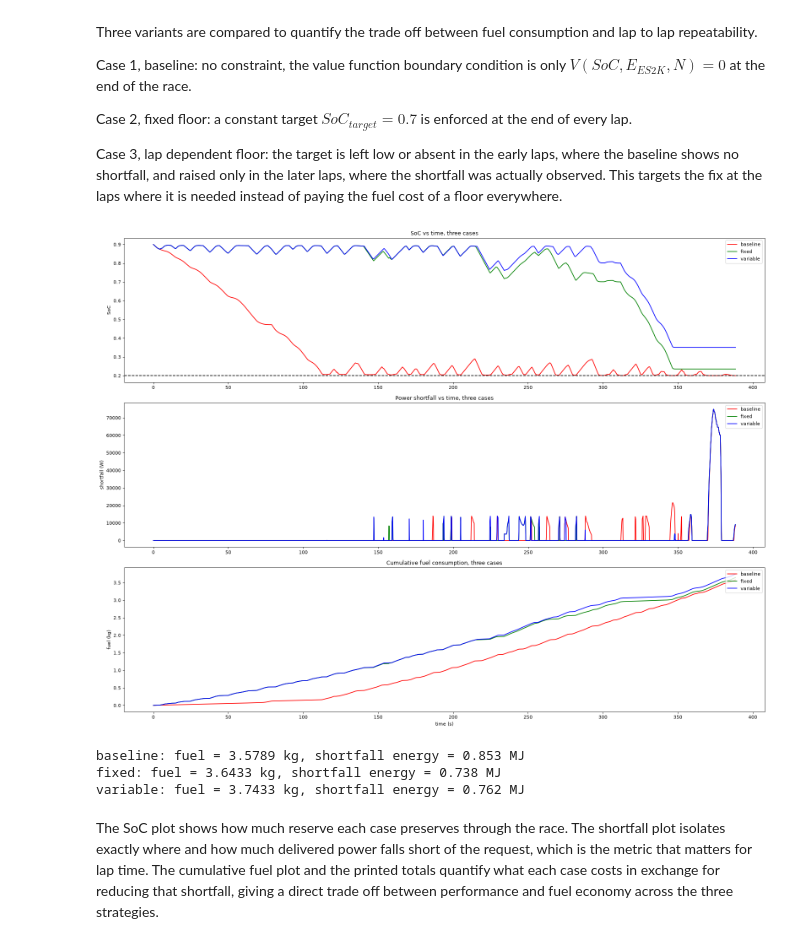
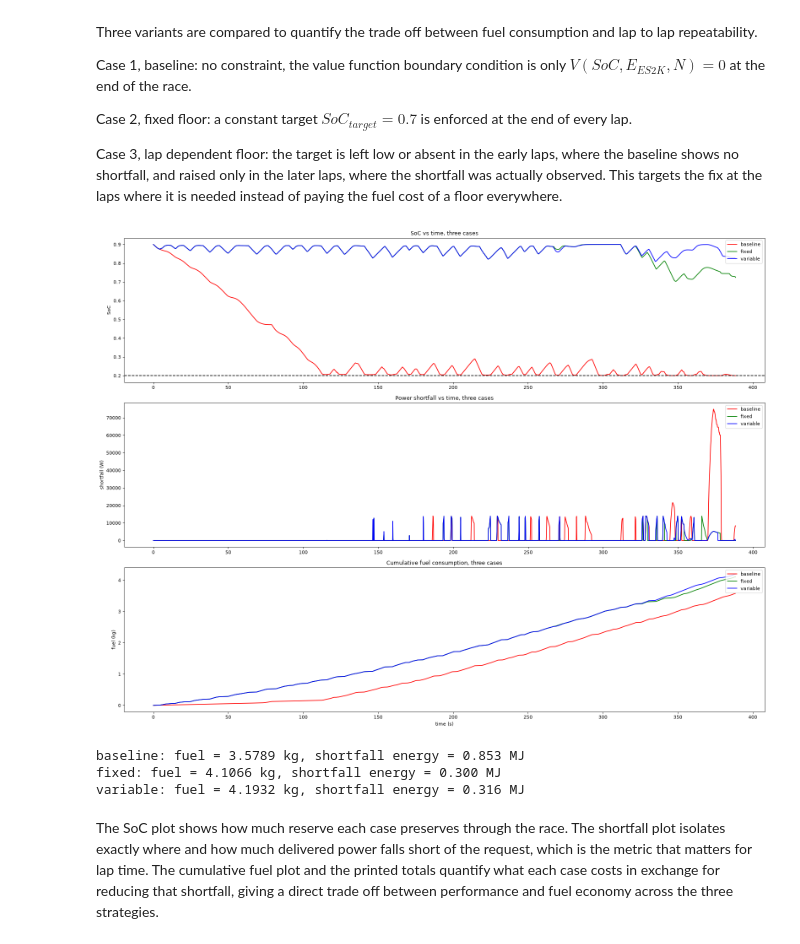
Before and after one commit to tommasoandina1/thermal-aware-ems-f1, a Jupyter notebook: controller/03_multi_lap_DP.ipynb, the cells around one changed output. Drawn from its saved outputs; the diff is of its cells as text; code cells hidden in the pictures.

```diff
--- a/controller/03_multi_lap_DP.ipynb
+++ b/controller/03_multi_lap_DP.ipynb
@@ -182,8 +182,17 @@ def backward_step(SoC_target=None, beta=0.0):
     V = np.inf*np.ones((ns,ne,N+1))
     #preollacate control (row index states, and columns index time)
     u_star = np.zeros_like(V)
+
     # Boundary Condition of Value Function (Principle of Optimality)
-    V[:,:,N] = 0
+    if SoC_target is not None:
+        if np.isscalar(SoC_target):
+            target = SoC_target
+        else:
+            target = SoC_target[int(N_lap[N-1])]
+        V[:,:,N] = beta * np.maximum(0, target - SoC_mesh)**2
+    else:
+        V[:,:,N] = 0
+
     for k in range(N-1, -1, -1):
         interp_Vnext = RegularGridInterpolator((SoC_grid, E_ES2K_grid), V[:,:,k+1], bounds_error=False, fill_value=None)
         if Pgb[k]>=0:
@@ -359,7 +368,7 @@ Case 2, fixed floor: a constant target $SoC_{target} = 0.7$ is enforced at the e
 
 Case 3, lap dependent floor: the target is left low or absent in the early laps, where the baseline shows no shortfall, and raised only in the later laps, where the shortfall was actually observed. This targets the fix at the laps where it is needed instead of paying the fuel cost of a floor everywhere.
 # %%
-SoC_target_per_lap = np.array([0.4, 0.4, 0.5, 0.6, 0.8])
+SoC_target_per_lap = np.array([0.6, 0.6, 0.7, 0.7, 0.8])
 
 V_baseline, u_star_baseline = backward_step()
 V_fixed,    u_star_fixed    = backward_step(SoC_target=0.7, beta=1e6)
@@ -377,37 +386,37 @@ for name in results:
     axs[0].plot(t, results[name]['SoC'], color=colors[name], label=name)
 axs[0].axhline(SoC_min, color='k', linestyle='--')
 axs[0].set_ylabel('SoC')
 axs[0].set_title('SoC vs time, three cases')
 axs[0].legend(loc=1)
 
 for name in results:
     delivered = results[name]['P_eng'] + results[name]['P_mgu']
     shortfall = np.maximum(0, Pgb - delivered)
     axs[1].plot(t[0:-2], shortfall[0:-2], color=colors[name], label=name)
 axs[1].set_ylabel('shortfall (W)')
 axs[1].set_title('Power shortfall vs time, three cases')
 axs[1].legend(loc=1)
 
 for name in results:
     axs[2].plot(t, np.cumsum(results[name]['J']), color=colors[name], label=name)
 axs[2].set_xlabel('time (s)')
 axs[2].set_ylabel('fuel (kg)')
 axs[2].set_title('Cumulative fuel consumption, three cases')
 axs[2].legend(loc=1)
 
 plt.tight_layout()
 plt.show()
 
 for name in results:
     total_fuel = np.sum(results[name]['J'])
     delivered = results[name]['P_eng'] + results[name]['P_mgu']
     total_shortfall_energy = np.sum(np.maximum(0, Pgb - delivered))*dt
     print(f"{name}: fuel = {total_fuel:.4f} kg, shortfall energy = {total_shortfall_energy/1e6:.3f} MJ")
 # %% [output]
-[figure, old version]
+[figure, new version]
 baseline: fuel = 3.5789 kg, shortfall energy = 0.853 MJ
-fixed: fuel = 3.6433 kg, shortfall energy = 0.738 MJ
-variable: fuel = 3.7433 kg, shortfall energy = 0.762 MJ
+fixed: fuel = 4.1066 kg, shortfall energy = 0.300 MJ
+variable: fuel = 4.1932 kg, shortfall energy = 0.316 MJ
 # %% [markdown]
 The SoC plot shows how much reserve each case preserves through the race. The shortfall plot isolates exactly where and how much delivered power falls short of the request, which is the metric that matters for lap time. The cumulative fuel plot and the printed totals quantify what each case costs in exchange for reducing that shortfall, giving a direct trade off between performance and fuel economy across the three strategies.
 # %%
```
Also changed, not shown: 1 other file.
